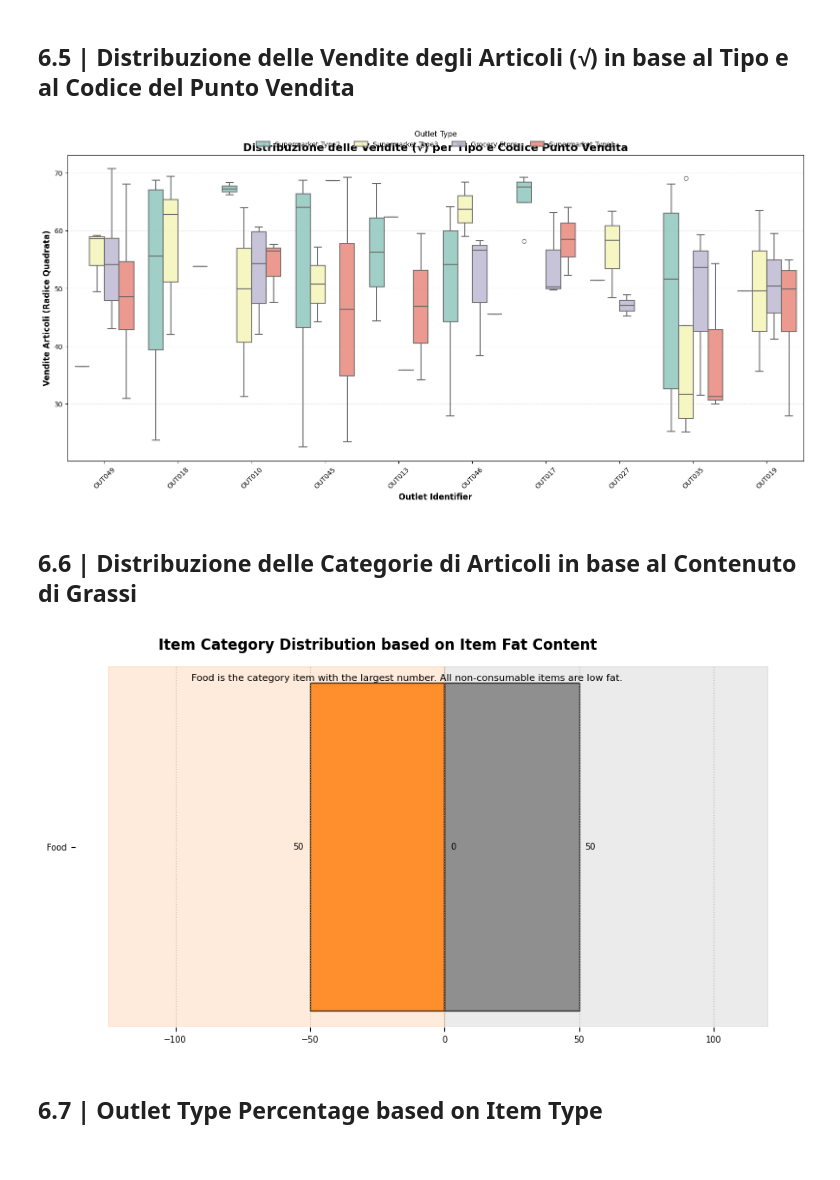
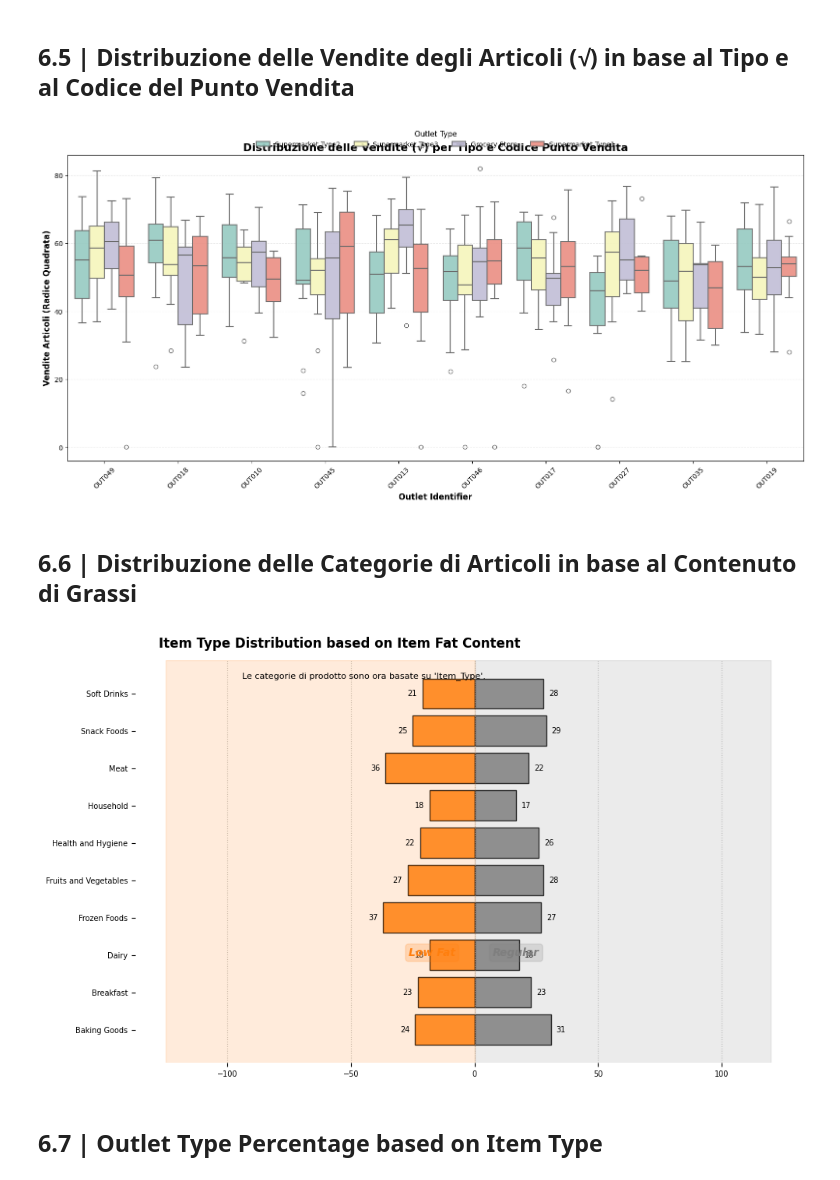
Before and after one commit to EnricoGuidi/ANALISI-E-OTTIMIZZAZIONE-GDO, a Jupyter notebook: ANALISI VENDITA NEL DETTAGLIO GDO/Analisi_vendita_dettaglio_GDO.ipynb.ipynb, the cells around one changed output. Cells and saved outputs as stored; diff of their text form; code cells hidden in the pictures.

```diff
--- a/ANALISI VENDITA NEL DETTAGLIO GDO/Analisi_vendita_dettaglio_GDO.ipynb.ipynb
+++ b/ANALISI VENDITA NEL DETTAGLIO GDO/Analisi_vendita_dettaglio_GDO.ipynb.ipynb
@@ -121,7 +121,7 @@ import math
 # 3.| lettura Dataset
 # %%
 # Caricamento del dataset dal file CSV allegato
-file_path = "/Users/enricoguidi/Desktop/train_dataset_cleaned.csv"
+file_path = "/Users/enricoguidi/Desktop/GDO/ANALISI VENDITA NEL DETTAGLIO GDO/dataset_esteso_con_categorie.csv"
 df = pd.read_csv(file_path)
 
 # Verifica dell'avvenuto caricamento con le prime 5 righe del dataset
@@ -882,7 +885,7 @@ plt.legend(title='Outlet Type', title_fontsize=11, fontsize=10, loc='upper cente
 plt.tight_layout()
 plt.show()
 # %% [output]
-[figure, old version]
+[figure, new version]
 # %% [markdown]
 ## <div class="header2">6.6 | Distribuzione delle Categorie di Articoli in base al Contenuto di Grassi</div>
 # %%
@@ -913,51 +916,77 @@ labels = df_eda6_lf["Item_Category"].tolist()
 colors = ['#1f77b4', '#ff7f0e', '#2ca02c', '#d62728', '#9467bd', '#8c564b', '#e377c2', '#7f7f7f', '#bcbd22', '#17becf']
 color_lf = colors[1]  # Colore per Low Fat
 color_rg = colors[7]  # Colore per Regular
 
-# --- Display EDA 6 ---
-plt.figure(figsize=(9, 5))
-bar6_lf = plt.barh(labels, -df_eda6_lf['Total'], color=color_lf, edgecolor='black', alpha=0.85)
-bar6_rg = plt.barh(labels, df_eda6_rg['Total'], color=color_rg, edgecolor='black', alpha=0.85)
+# Uso corretto di Item_Type come categoria principale
+df_eda6 = df[["Item_Type", "Item_Fat_Content"]].copy()
 
-# Etichette per le barre
-plt.bar_label(bar6_lf, labels=df_eda6_lf['Total'].astype(str), fontsize=7, padding=5)
-plt.bar_label(bar6_rg, labels=df_eda6_rg['Total'].astype(str), fontsize=7, padding=5)
+# Normalizzazione dei valori di Item_Fat_Content (alcune varianti esistono nel dataset)
+df_eda6["Item_Fat_Content"] = df_eda6["Item_Fat_Content"].replace({
+    "low fat": "Low Fat", "LF": "Low Fat", "reg": "Regular"
+})
 
-# Configurazione assi e griglia
+# Gruppo per contenuto di grassi
+df_eda6_lf = df_eda6[df_eda6['Item_Fat_Content'] == "Low Fat"]
+df_eda6_lf = df_eda6_lf.groupby('Item_Type').size().reset_index(name='Total')
+
+df_eda6_rg = df_eda6[df_eda6['Item_Fat_Content'] == "Regular"]
+df_eda6_rg = df_eda6_rg.groupby('Item_Type').size().reset_index(name='Total')
+
+# Merge completo delle categorie
+all_types = pd.DataFrame({'Item_Type': sorted(set(df_eda6_lf['Item_Type']).union(set(df_eda6_rg['Item_Type'])))})
+
+df_eda6_lf_full = all_types.merge(df_eda6_lf, on='Item_Type', how='left').fillna(0)
+df_eda6_rg_full = all_types.merge(df_eda6_rg, on='Item_Type', how='left').fillna(0)
+
+# Conversione a interi
+df_eda6_lf_full['Total'] = df_eda6_lf_full['Total'].astype(int)
+df_eda6_rg_full['Total'] = df_eda6_rg_full['Total'].astype(int)
+
+# --- Grafico aggiornato ---
+labels = df_eda6_lf_full["Item_Type"].tolist()
+
+plt.figure(figsize=(10, 6))
+bar6_lf = plt.barh(labels, -df_eda6_lf_full['Total'], color=color_lf, edgecolor='black', alpha=0.85)
+bar6_rg = plt.barh(labels, df_eda6_rg_full['Total'], color=color_rg, edgecolor='black', alpha=0.85)
+
+# Etichette
+plt.bar_label(bar6_lf, labels=df_eda6_lf_full['Total'].astype(str), fontsize=7, padding=5)
+plt.bar_label(bar6_rg, labels=df_eda6_rg_full['Total'].astype(str), fontsize=7, padding=5)
+
+# Assi e griglia
 plt.xticks(fontsize=7)
 plt.yticks(fontsize=7)
 plt.grid(axis='y', alpha=0, zorder=2)
 plt.grid(axis='x', which='major', alpha=0.75, linestyle='dotted', zorder=1)
 
 # Annotazioni
-plt.annotate('Low Fat', xy=(math.ceil(df_eda6_lf["Total"].max() / -2) - 1200, 2),
+plt.annotate('Low Fat', xy=(math.ceil(df_eda6_lf_full["Total"].max() / -2), 2),
              xytext=(2, 2), textcoords='offset points', va='center', ha='center',
              color=color_lf, fontsize=10, fontweight='bold', style='italic',
              bbox=dict(boxstyle='round', pad=0.3, color=color_lf, alpha=0.2))
 
-plt.annotate('Regular', xy=(math.ceil(df_eda6_rg["Total"].max() / 2) + 450, 2),
+plt.annotate('Regular', xy=(math.ceil(df_eda6_rg_full["Total"].max() / 2), 2),
              xytext=(2, 2), textcoords='offset points', va='center', ha='center',
              color=color_rg, fontsize=10, fontweight='bold', style='italic',
              bbox=dict(boxstyle='round', pad=0.3, color=color_rg, alpha=0.2))
 
 # Evidenziazione sfondo categorie
-plt.axvspan(math.ceil(df_eda6_lf["Total"].max() / 100) * -125, 0, color=color_lf, alpha=0.15, zorder=2)
-plt.axvspan(math.ceil(df_eda6_rg["Total"].max() / 100) * 120, 0, color=color_rg, alpha=0.15, zorder=2)
+plt.axvspan(math.ceil(df_eda6_lf_full["Total"].max() / 100) * -125, 0, color=color_lf, alpha=0.15, zorder=2)
+plt.axvspan(math.ceil(df_eda6_rg_full["Total"].max() / 100) * 120, 0, color=color_rg, alpha=0.15, zorder=2)
 
-# Titoli
-plt.suptitle("Item Category Distribution based on Item Fat Content", fontsize=12, weight='heavy', ha='left', x=0.16, y=0.97)
-plt.title("Food is the category item with the largest number. All non-consumable items are low fat.",
-          fontsize=8, weight='normal', ha='left', x=0.16, y=0.94)
+# Titoli aggiornati
+plt.suptitle("Item Type Distribution based on Item Fat Content", fontsize=12, weight='heavy', ha='left', x=0.16, y=0.97)
+plt.title("Le categorie di prodotto sono ora basate su 'Item_Type'.", fontsize=8, ha='left', x=0.16, y=0.94)
 
-# Rimozione dei bordi della figura
+# Pulizia bordi
 ax = plt.gca()
 for spine in ax.spines.values():
     spine.set_visible(False)
 
 plt.tight_layout()
 plt.show()
 # %% [output]
-[figure, old version]
+[figure, new version]
 # %% [markdown]
 ## <div class="header2">6.7 | Outlet Type Percentage based on Item Type</div>
 # %%
```
Also changed, not shown: parts of 23 cells of this notebook.
